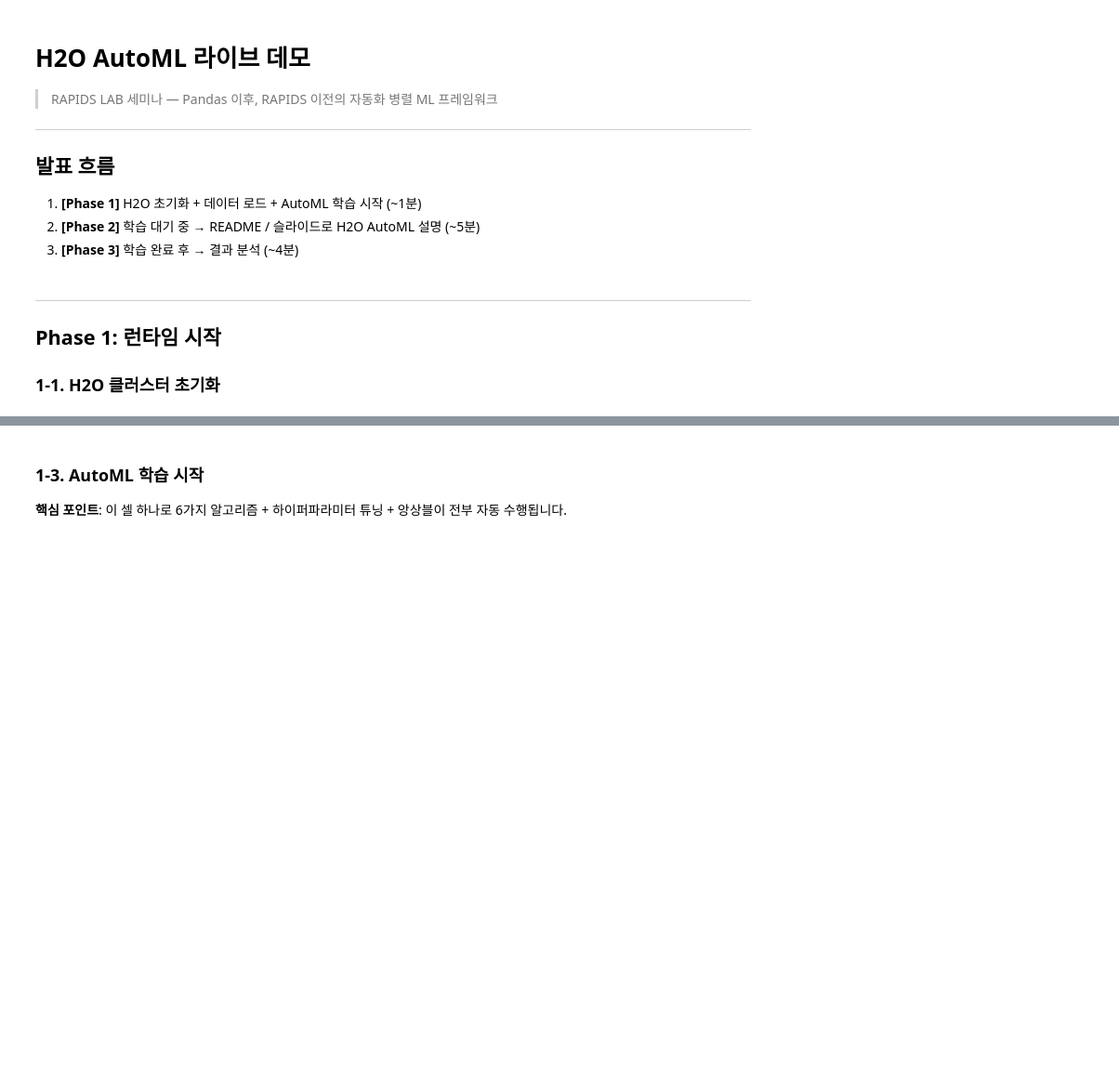
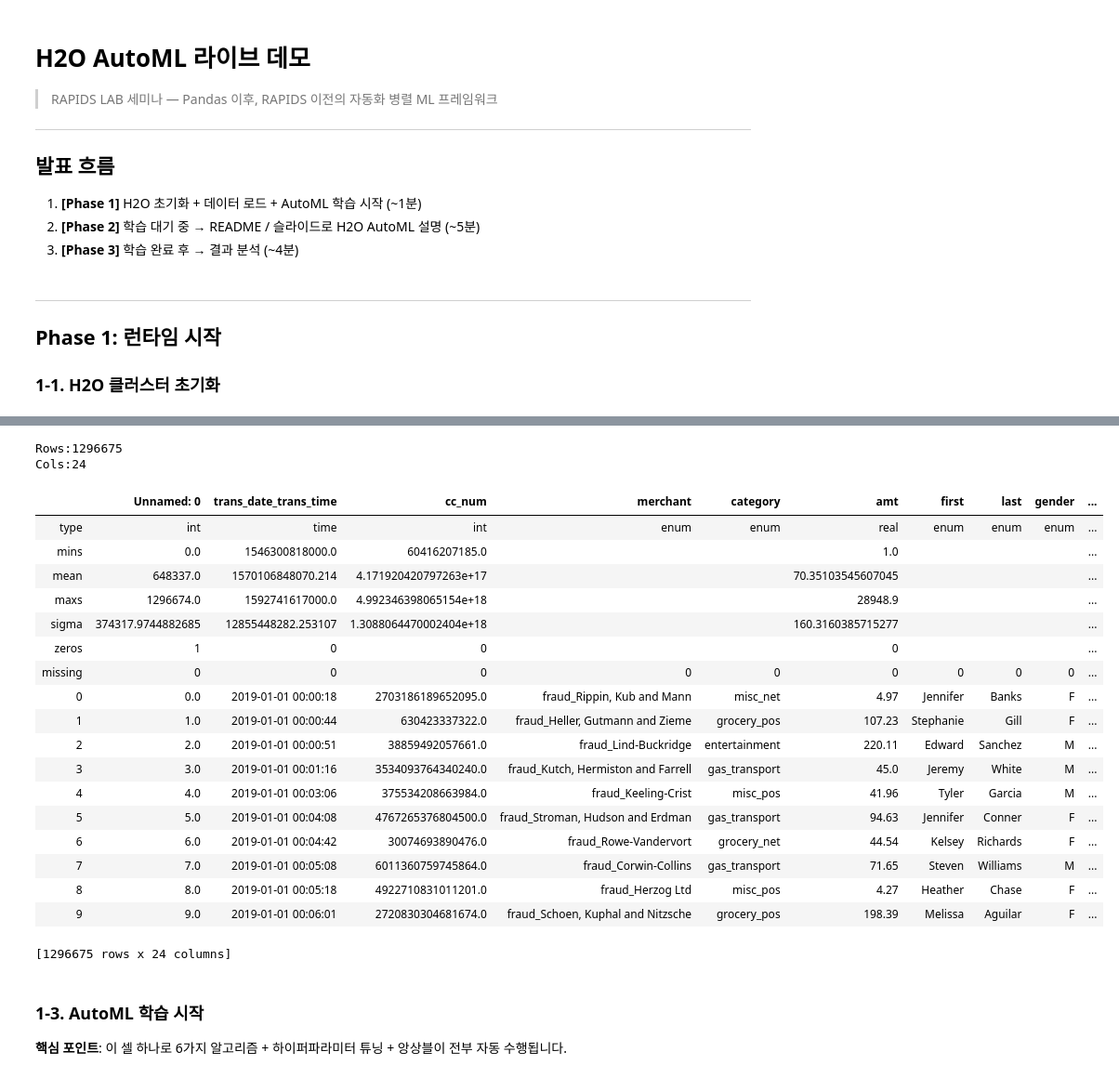
Before and after one commit to ModulabsRAPIDSLAB/H2O_AutoML, a Jupyter notebook: notebooks/01_h2o_automl_demo.ipynb, the cells around one changed output, grey strips where cells are left out. Shown at 93% size. Saved outputs shown, nothing was run; the diff lists cells and outputs as text; code cells hidden in the pictures; blank space fills up the shorter version.

```diff
--- a/notebooks/01_h2o_automl_demo.ipynb
+++ b/notebooks/01_h2o_automl_demo.ipynb
@@ -32,9 +57,8 @@ h2o.init(nthreads=-1, max_mem_size="4G")
 # %%
-# H2O 공식 제공 Airlines 데이터셋 (~580MB, 전체의 5%)
-# 로컬: datasets/airlines_all.05p.csv
-# 원본: https://s3.amazonaws.com/h2o-public-test-data/bigdata/laptop/airlines_all.05p.csv
-airlines = h2o.import_file("../datasets/airlines_all.05p.csv")
+# 신용카드 거래 데이터셋 로드
+# 로컬: datasets/credit_card_transactions.csv
+credits = h2o.import_file("../datasets/credit_card_transactions.csv")
 
-print(f"데이터 크기: {airlines.shape}")
-print(f"컬럼: {airlines.columns}")
-airlines.head(5)
+print(f"데이터 크기: {credits.shape}")
+print(f"컬럼: {credits.columns}")
+credits.head(5)
@@ -41,6 +76,28 @@ airlines.head(5)
 # %%
 # 데이터 기본 탐색
-airlines.describe()
+credits.describe()
+# %% [output]
+Rows:1296675
+Cols:24
+|  | Unnamed: 0 | trans_date_trans_time | cc_num | merchant | category | amt | first | last | gender | ... |
+| type | int | time | int | enum | enum | real | enum | enum | enum | ... |
+| mins | 0.0 | 1546300818000.0 | 60416207185.0 |  |  | 1.0 |  |  |  | ... |
+| mean | 648337.0 | 1570106848070.214 | 4.171920420797263e+17 |  |  | 70.35103545607045 |  |  |  | ... |
+| maxs | 1296674.0 | 1592741617000.0 | 4.992346398065154e+18 |  |  | 28948.9 |  |  |  | ... |
+| sigma | 374317.9744882685 | 12855448282.253107 | 1.3088064470002404e+18 |  |  | 160.3160385715277 |  |  |  | ... |
+| zeros | 1 | 0 | 0 |  |  | 0 |  |  |  | ... |
+| missing | 0 | 0 | 0 | 0 | 0 | 0 | 0 | 0 | 0 | ... |
+| 0 | 0.0 | 2019-01-01 00:00:18 | 2703186189652095.0 | fraud_Rippin, Kub and Mann | misc_net | 4.97 | Jennifer | Banks | F | ... |
+| 1 | 1.0 | 2019-01-01 00:00:44 | 630423337322.0 | fraud_Heller, Gutmann and Zieme | grocery_pos | 107.23 | Stephanie | Gill | F | ... |
+| 2 | 2.0 | 2019-01-01 00:00:51 | 38859492057661.0 | fraud_Lind-Buckridge | entertainment | 220.11 | Edward | Sanchez | M | ... |
+| 3 | 3.0 | 2019-01-01 00:01:16 | 3534093764340240.0 | fraud_Kutch, Hermiston and Farrell | gas_transport | 45.0 | Jeremy | White | M | ... |
+| 4 | 4.0 | 2019-01-01 00:03:06 | 375534208663984.0 | fraud_Keeling-Crist | misc_pos | 41.96 | Tyler | Garcia | M | ... |
+| 5 | 5.0 | 2019-01-01 00:04:08 | 4767265376804500.0 | fraud_Stroman, Hudson and Erdman | gas_transport | 94.63 | Jennifer | Conner | F | ... |
+| 6 | 6.0 | 2019-01-01 00:04:42 | 30074693890476.0 | fraud_Rowe-Vandervort | grocery_net | 44.54 | Kelsey | Richards | F | ... |
+| 7 | 7.0 | 2019-01-01 00:05:08 | 6011360759745864.0 | fraud_Corwin-Collins | gas_transport | 71.65 | Steven | Williams | M | ... |
+| 8 | 8.0 | 2019-01-01 00:05:18 | 4922710831011201.0 | fraud_Herzog Ltd | misc_pos | 4.27 | Heather | Chase | F | ... |
+| 9 | 9.0 | 2019-01-01 00:06:01 | 2720830304681674.0 | fraud_Schoen, Kuphal and Nitzsche | grocery_pos | 198.39 | Melissa | Aguilar | F | ... |
+[1296675 rows x 24 columns]
 # %% [markdown]
 ### 1-3. AutoML 학습 시작
 
```
Also changed, not shown: parts of 6 cells of this notebook, 2 other files.
